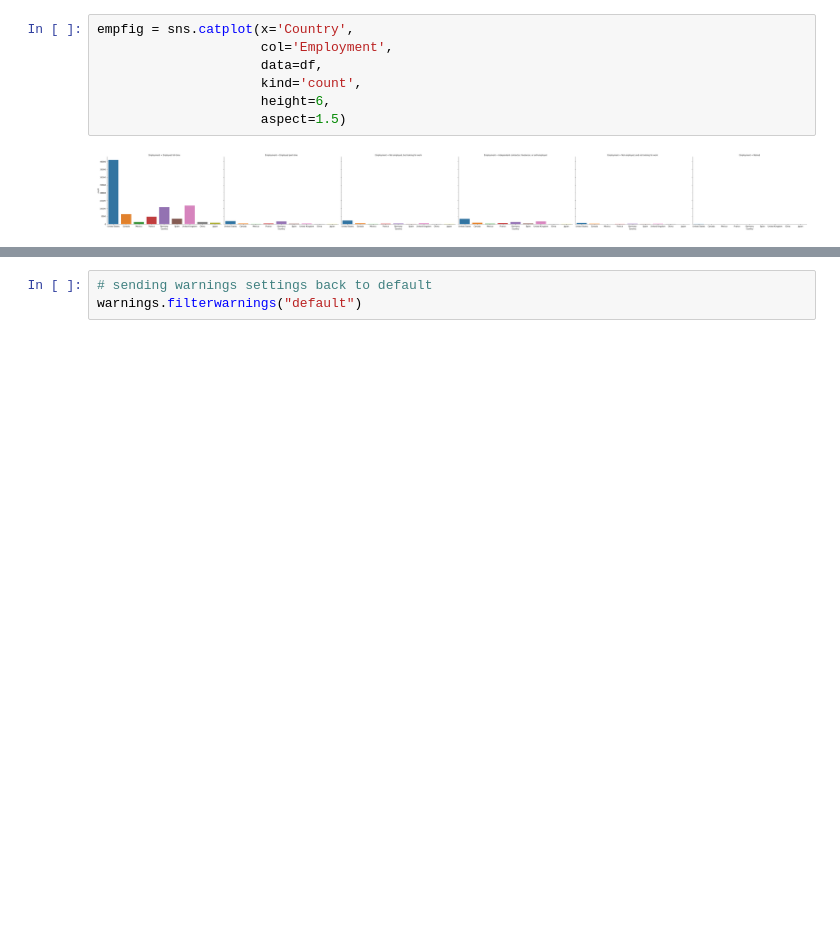
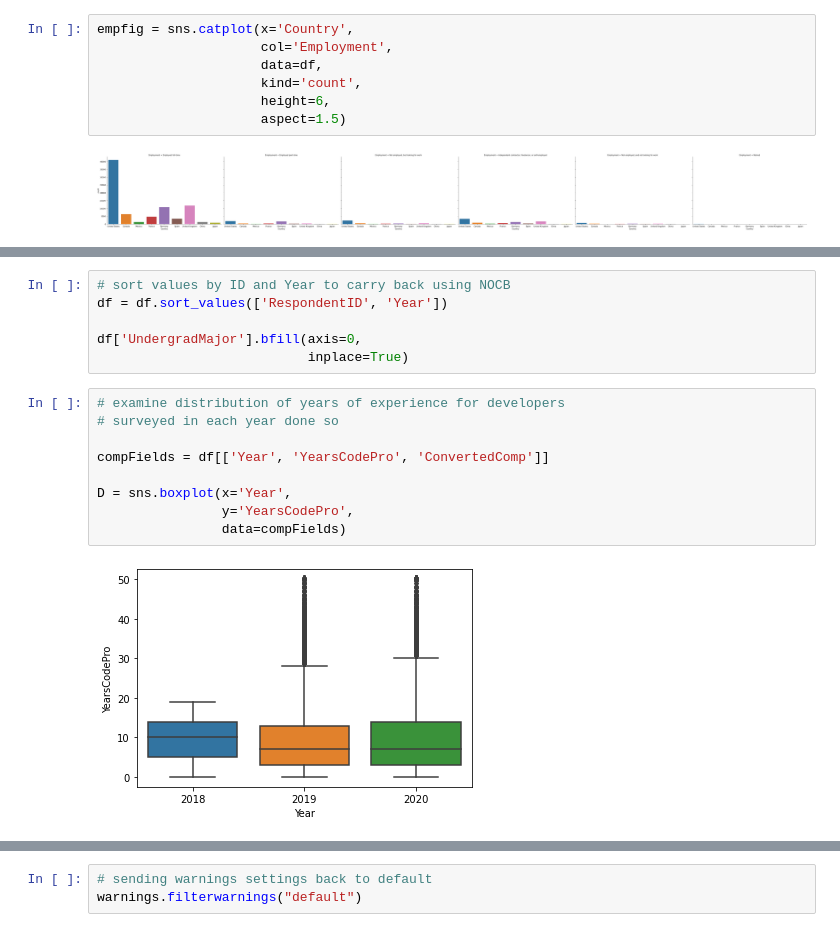
Before and after one commit to roberthallds/PersonalProjects, a Jupyter notebook: Handling Missing StackOverflow Data/Project.ipynb, the cells around one changed output, grey strips where cells are left out. Drawn from its saved outputs; the diff is of its cells as text; blank space fills up the shorter version.

```diff
--- a/Handling Missing StackOverflow Data/Project.ipynb
+++ b/Handling Missing StackOverflow Data/Project.ipynb
@@ -146,0 +161,17 @@ empfig = sns.catplot(x='Country',
+# %%
+# sort values by ID and Year to carry back using NOCB
+df = df.sort_values(['RespondentID', 'Year'])
+
+df['UndergradMajor'].bfill(axis=0,
+                           inplace=True)
+# %%
+# examine distribution of years of experience for developers
+# surveyed in each year done so
+
+compFields = df[['Year', 'YearsCodePro', 'ConvertedComp']]
+
+D = sns.boxplot(x='Year',
+                y='YearsCodePro',
+                data=compFields)
+# %% [output]
+[figure, added]
```
Also changed, not shown: parts of 4 cells of this notebook.
